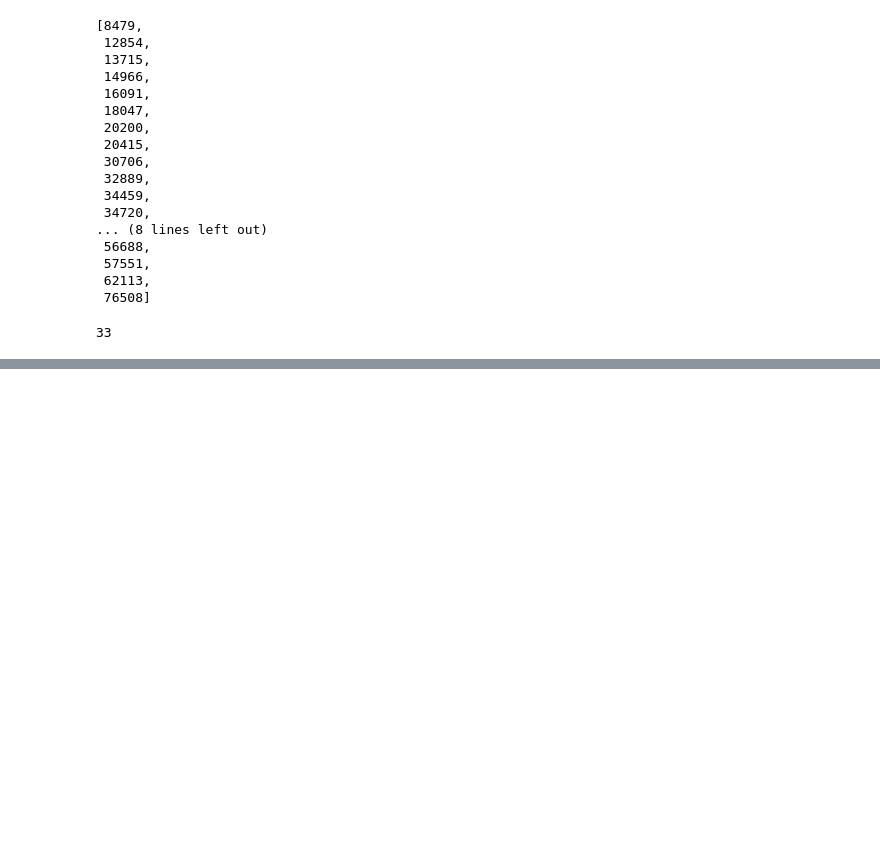
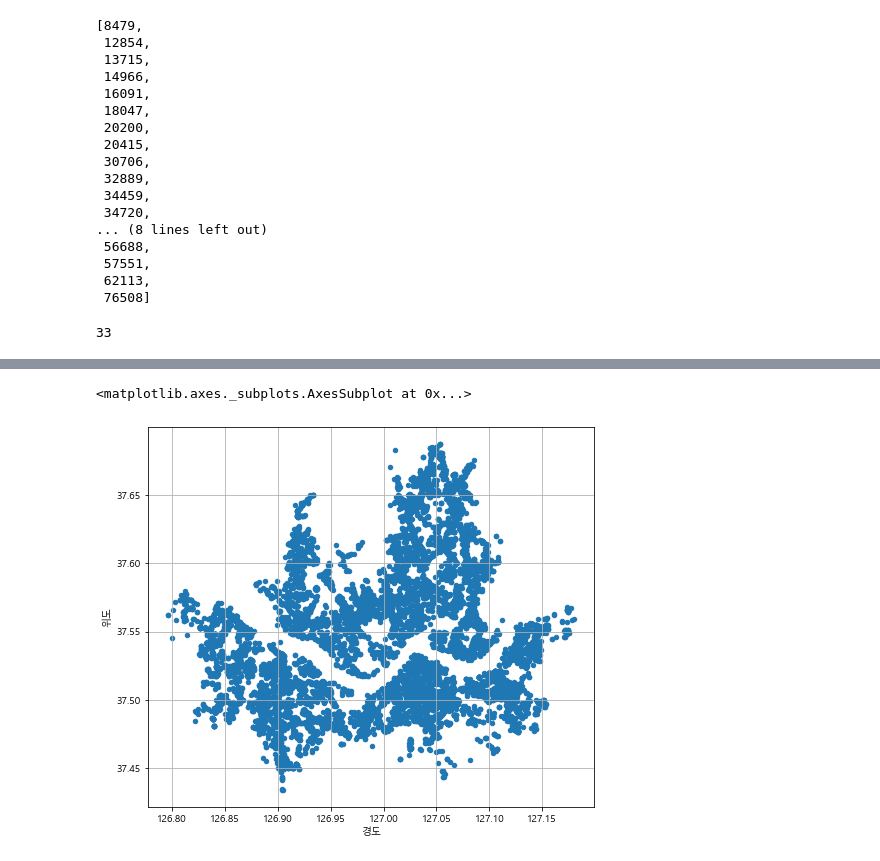
Before and after one commit to jang3463/python-practice, a Jupyter notebook: 서울 종합병원 분포 확인하기.ipynb, the cells around one changed output, grey strips where cells are left out. Cells and saved outputs as stored; diff of their text form; code cells hidden in the pictures; blank space fills up the shorter version.

```diff
--- a/서울 종합병원 분포 확인하기.ipynb
+++ b/서울 종합병원 분포 확인하기.ipynb
@@ -690,0 +716,7 @@ df_seoul_hospital['시군구명'].value_counts().plot.bar()
+# %%
+# pandas의 plot.scatter를 통해 경도와 위도를 표시해봅니다.
+
+df_seoul[['경도','위도','시군구명']].plot.scatter(x='경도',y='위도',figsize=(8,7),grid=True)
+# %% [output]
+<matplotlib.axes._subplots.AxesSubplot at 0x...>
+[figure, added]
```
Also changed, not shown: parts of 18 cells of this notebook.
